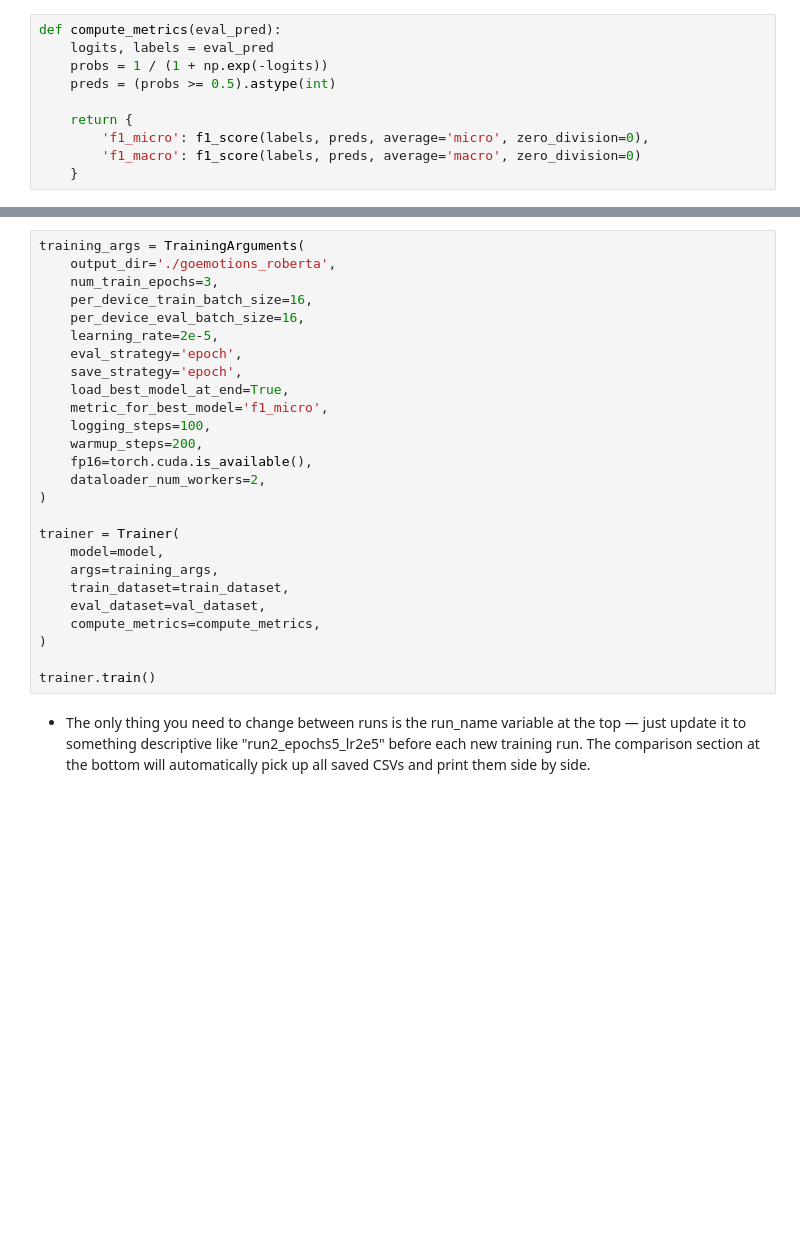
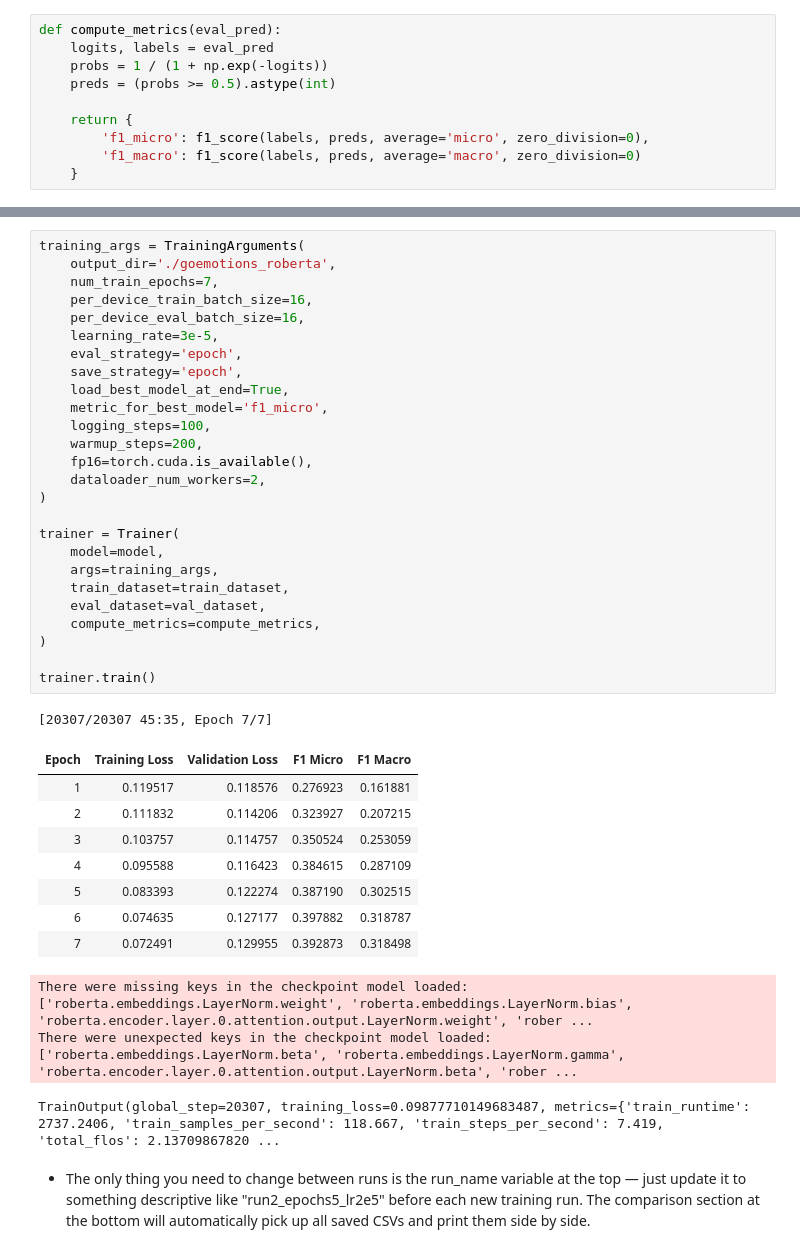
Before and after one commit to zacchaeus-tan/dap, a Jupyter notebook: RoBERTaV4.ipynb, the cells around one changed output, grey strips where cells are left out. Saved outputs shown, nothing was run; the diff lists cells and outputs as text; blank space fills up the shorter version.

```diff
--- a/RoBERTaV4.ipynb
+++ b/RoBERTaV4.ipynb
@@ -146,29 +159,42 @@ Note: you may need to restart the kernel to use updated packages.
-# %%
-training_args = TrainingArguments(
-    output_dir='./goemotions_roberta',
-    num_train_epochs=3,
-    per_device_train_batch_size=16,
-    per_device_eval_batch_size=16,
-    learning_rate=2e-5,
-    eval_strategy='epoch',
-    save_strategy='epoch',
-    load_best_model_at_end=True,
-    metric_for_best_model='f1_micro',
-    logging_steps=100,
-    warmup_steps=200,
-    fp16=torch.cuda.is_available(),
-    dataloader_num_workers=2,
-)
-
-trainer = Trainer(
-    model=model,
-    args=training_args,
-    train_dataset=train_dataset,
-    eval_dataset=val_dataset,
-    compute_metrics=compute_metrics,
-)
-
-trainer.train()
+# %%
+training_args = TrainingArguments(
+    output_dir='./goemotions_roberta',
+    num_train_epochs=7,
+    per_device_train_batch_size=16,
+    per_device_eval_batch_size=16,
+    learning_rate=3e-5,
+    eval_strategy='epoch',
+    save_strategy='epoch',
+    load_best_model_at_end=True,
+    metric_for_best_model='f1_micro',
+    logging_steps=100,
+    warmup_steps=200,
+    fp16=torch.cuda.is_available(),
+    dataloader_num_workers=2,
+)
+
+trainer = Trainer(
+    model=model,
+    args=training_args,
+    train_dataset=train_dataset,
+    eval_dataset=val_dataset,
+    compute_metrics=compute_metrics,
+)
+
+trainer.train()
+# %% [output]
+[20307/20307 45:35, Epoch 7/7]
+| Epoch | Training Loss | Validation Loss | F1 Micro | F1 Macro |
+| 1 | 0.119517 | 0.118576 | 0.276923 | 0.161881 |
+| 2 | 0.111832 | 0.114206 | 0.323927 | 0.207215 |
+| 3 | 0.103757 | 0.114757 | 0.350524 | 0.253059 |
+| 4 | 0.095588 | 0.116423 | 0.384615 | 0.287109 |
+| 5 | 0.083393 | 0.122274 | 0.387190 | 0.302515 |
+| 6 | 0.074635 | 0.127177 | 0.397882 | 0.318787 |
+| 7 | 0.072491 | 0.129955 | 0.392873 | 0.318498 |
+There were missing keys in the checkpoint model loaded: ['roberta.embeddings.LayerNorm.weight', 'roberta.embeddings.LayerNorm.bias', 'roberta.encoder.layer.0.attention.output.LayerNorm.weight', 'rober ...
+There were unexpected keys in the checkpoint model loaded: ['roberta.embeddings.LayerNorm.beta', 'roberta.embeddings.LayerNorm.gamma', 'roberta.encoder.layer.0.attention.output.LayerNorm.beta', 'rober ...
+TrainOutput(global_step=20307, training_loss=0.09877710149683487, metrics={'train_runtime': 2737.2406, 'train_samples_per_second': 118.667, 'train_steps_per_second': 7.419, 'total_flos': 2.13709867820 ...
 # %% [markdown]
 - The only thing you need to change between runs is the run_name variable at the top — just update it to something descriptive like "run2_epochs5_lr2e5" before each new training run. The comparison section at the bottom will automatically pick up all saved CSVs and print them side by side.
 # %%
```
Also changed, not shown: parts of 14 cells of this notebook, 15 other files.
